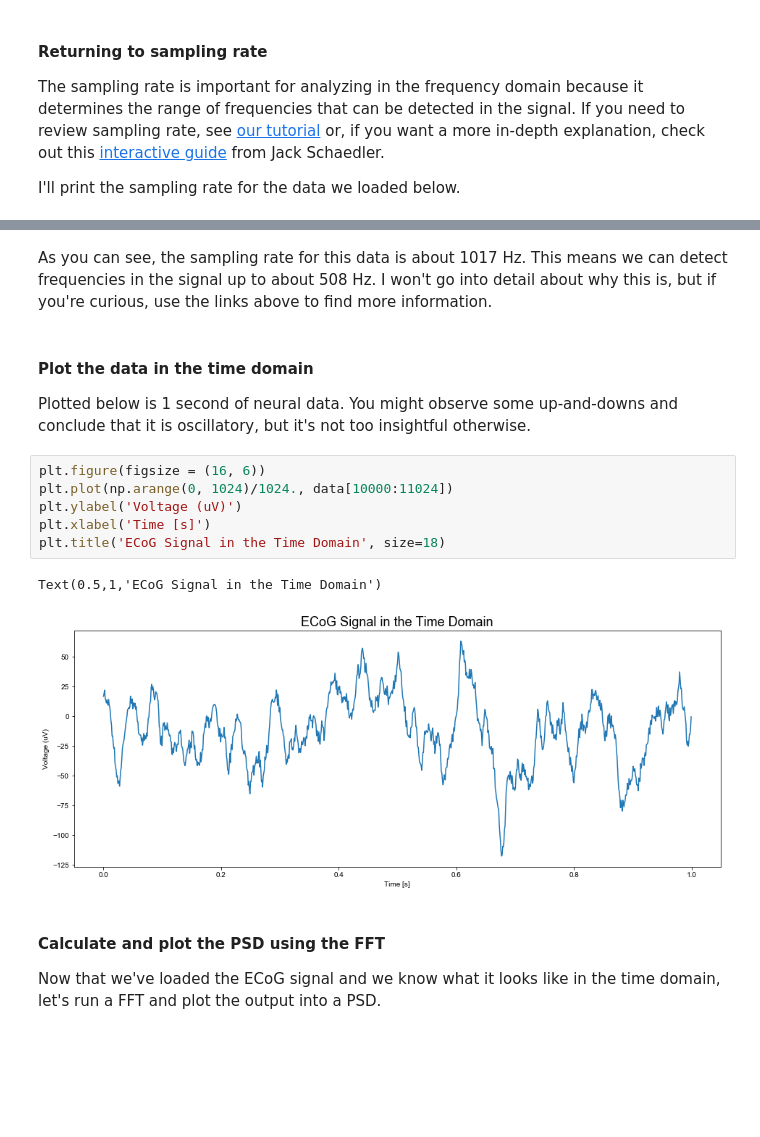
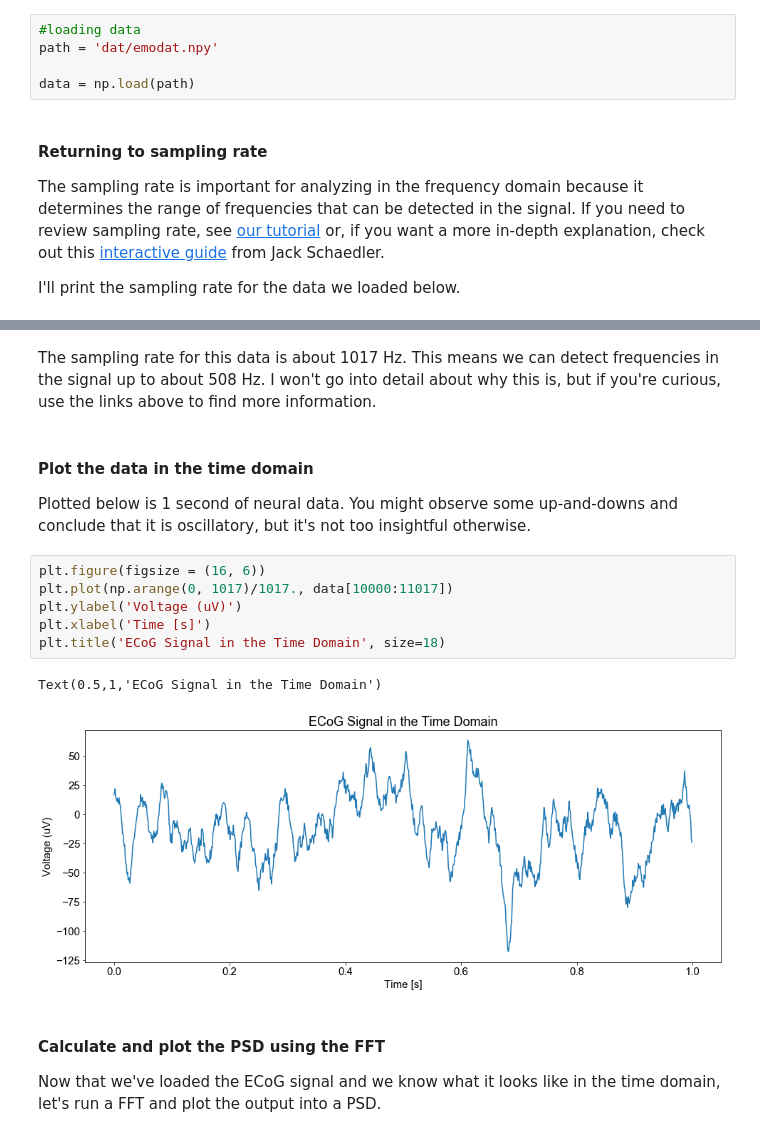
Before and after one commit to voytekresearch/Tutorials, a Jupyter notebook: 03-PowerSpectralDensityandSampling.ipynb, the cells around one changed output, grey strips where cells are left out. Saved outputs shown, nothing was run; the diff lists cells and outputs as text; blank space fills up the shorter version.

Commit message:
fixed title, img, dat file paths

```diff
--- a/03-PowerSpectralDensityandSampling.ipynb
+++ b/03-PowerSpectralDensityandSampling.ipynb
@@ -126,3 +118,8 @@ data = loaded_data['data'] #ECoG data
+# %%
+#loading data
+path = 'dat/emodat.npy'
+
+data = np.load(path)
 # %% [markdown]
 #### Returning to sampling rate
 The sampling rate is important for analyzing in the frequency domain because it determines the range of frequencies that can be detected in the signal. If you need to review sampling rate, see [our tutorial](LINK) or, if you want a more in-depth explanation, check out this [interactive guide](https://jackschaedler.github.io/circles-sines-signals/part2.html) from Jack Schaedler.
@@ -134,20 +131,20 @@ print(str(srate) + ' Hz')
 # %% [output]
 1017.2533333333334 Hz
 # %% [markdown]
-As you can see, the sampling rate for this data is about 1017 Hz. This means we can detect frequencies in the signal up to about 508 Hz. I won't go into detail about why this is, but if you're curious, use the links above to find more information.
+The sampling rate for this data is about 1017 Hz. This means we can detect frequencies in the signal up to about 508 Hz. I won't go into detail about why this is, but if you're curious, use the links above to find more information.
 # %% [markdown]
 #### Plot the data in the time domain
 
 Plotted below is 1 second of neural data. You might observe some up-and-downs and conclude that it is oscillatory, but it's not too insightful otherwise.
 # %%
 plt.figure(figsize = (16, 6))
-plt.plot(np.arange(0, 1024)/1024., data[10000:11024])
+plt.plot(np.arange(0, 1017)/1017., data[10000:11017])
 plt.ylabel('Voltage (uV)')
 plt.xlabel('Time [s]')
 plt.title('ECoG Signal in the Time Domain', size=18)
 # %% [output]
 Text(0.5,1,'ECoG Signal in the Time Domain')
-[figure, old version]
+[figure, new version]
 # %% [markdown]
 #### Calculate and plot the PSD using the FFT
 
```
Also changed, not shown: parts of 9 cells of this notebook.
